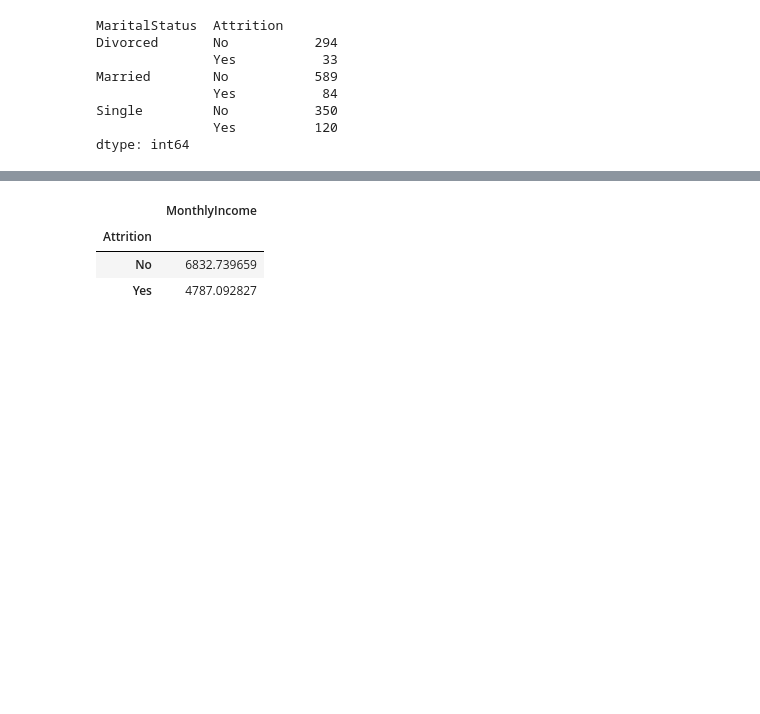
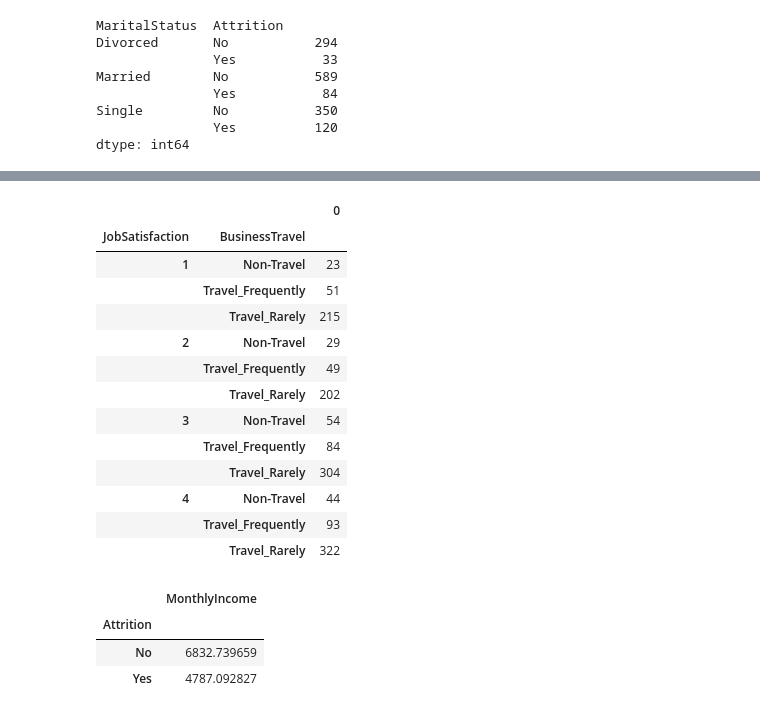
Before and after one commit to tonnykwon/naver-project, a Jupyter notebook: EDA.ipynb, the cells around one changed output, grey strips where cells are left out. Cells and saved outputs as stored; diff of their text form; code cells hidden in the pictures; blank space fills up the shorter version.

```diff
--- a/EDA.ipynb
+++ b/EDA.ipynb
@@ -225,3 +277,21 @@ dtype: int64
+# %%
+df9 = hr_data.groupby(["JobSatisfaction", "BusinessTravel"]).size()
+pd.DataFrame(df9)
+# %% [output]
+|  |  | 0 |
+| JobSatisfaction | BusinessTravel |  |
+| 1 | Non-Travel | 23 |
+|  | Travel_Frequently | 51 |
+|  | Travel_Rarely | 215 |
+| 2 | Non-Travel | 29 |
+|  | Travel_Frequently | 49 |
+|  | Travel_Rarely | 202 |
+| 3 | Non-Travel | 54 |
+|  | Travel_Frequently | 84 |
+|  | Travel_Rarely | 304 |
+| 4 | Non-Travel | 44 |
+|  | Travel_Frequently | 93 |
+|  | Travel_Rarely | 322 |
 # %%
 hr_data.groupby("Attrition")[["MonthlyIncome"]].mean()
 # %% [output]
```
Also changed, not shown: parts of 11 cells of this notebook.
